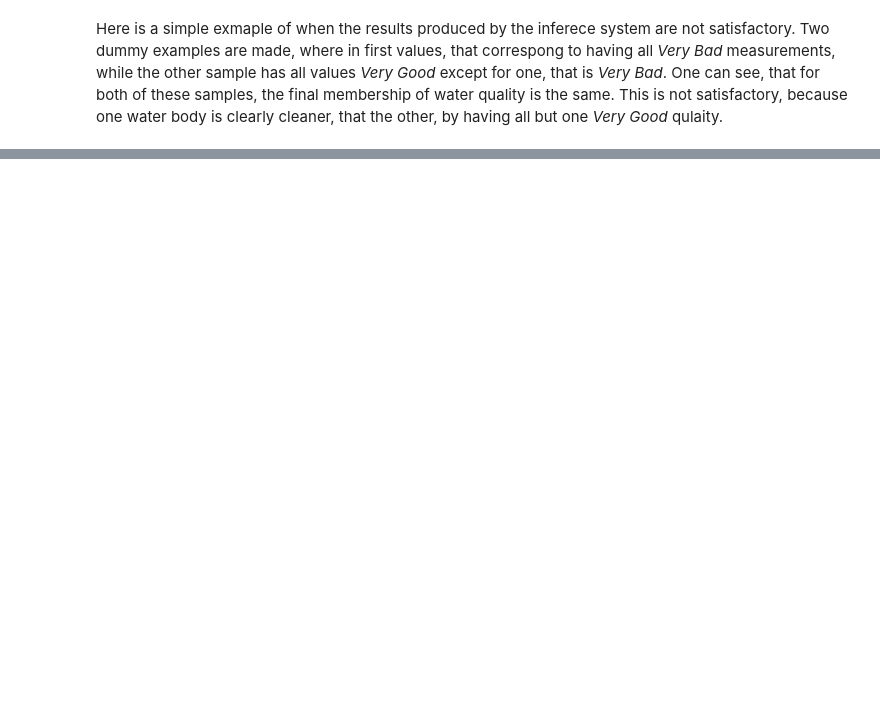
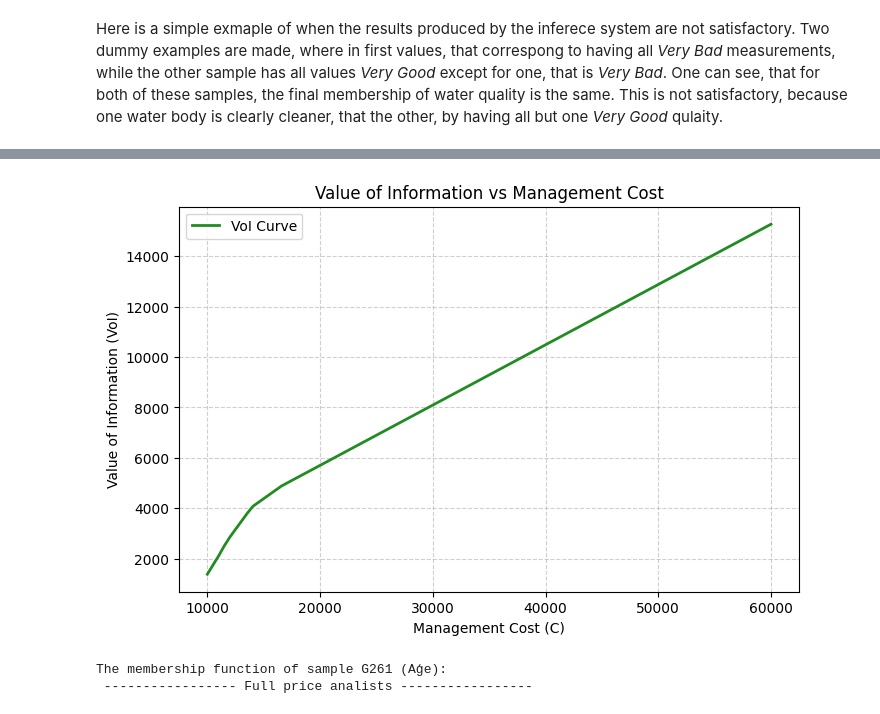
Before and after one commit to maartinjshz/Fuzzy-Rule-Base, a Jupyter notebook: conference_material/Notebooks/Implicative_syst_and_VoI.ipynb, the cells around one changed output, grey strips where cells are left out. Saved outputs shown, nothing was run; the diff lists cells and outputs as text; code cells hidden in the pictures; blank space fills up the shorter version.

```diff
--- a/conference_material/Notebooks/Implicative_syst_and_VoI.ipynb
+++ b/conference_material/Notebooks/Implicative_syst_and_VoI.ipynb
@@ -248,0 +422,18 @@ Grid shape: (4, 3)
+# %%
+# Example of usage the Gosupe data.
+first_r7 = df_water_data[df_water_data['Station_type'] == 'R1'].iloc[0]
+type_1_qualityGrid = filter_qualityGrid_from_data(water_type=1)
+Number_of_grid_points = 100
+sample = first_r7.iloc[-5:].values.astype(float)
+sample[3] = type_1_qualityGrid[3,-1] - sample[3] + type_1_qualityGrid[3,0] # The O_2 levels are being inverted, as they have reversed order.
+antecendant_qualityGrid = filter_qualityGrid_from_data(water_type=1)
+
+results_matrix, ranges, membership_value = perform_infernece_and_evaluation_with_data(sample, antecendant_qualityGrid, step_size=500,
+                                           Number_of_grid_points=Number_of_grid_points,
+                                           sample_name='G327 (Gosupe, grīva)', type_of_tnorm='luk',
+                                           use_the_same_tnorm=False,
+                                           cost_value_config=cost_value_config,
+                                           u_space=np.ogrid[0:1:2j, 0:1:10j, 0:1:10j, 0:1:10j, 0:1:10j],
+                                           payoff_function=payoff_function_realistic)
+
+# plot_payoff_plots(results_matrix, 'VoI analysis', ranges['N'], ranges['C_1'])
@@ -248,0 +471,53 @@ Grid shape: (4, 3)
+# %%
+# 2. Initialize the plot
+plt.figure(figsize=(8, 5))
+
+# 3. Plot costs on X-axis, VoI on Y-axis
+# Note: 'o-' adds markers at data points so you can see where the steps are
+plt.plot(ranges['N'], results_matrix[:, 0, 0, 0, 0, 0], '-', color='forestgreen', linewidth=2, label='VoI Curve')
+
+# 4. Add labels, grid, and title
+plt.xlabel('Management Cost (C)')
+plt.ylabel('Value of Information (VoI)')
+plt.title('Value of Information vs Management Cost')
+plt.grid(True, linestyle='--', alpha=0.6)
+plt.legend()
+
+# 5. Display the window
+plt.show()
+# %% [output]
+[figure, added]
+# %%
+# Example of usage the Gosupe data.
+# first_r7 = df_water_data[df_water_data['Station_type'] == 'R1'].iloc[0]
+type_3_qualityGrid = filter_qualityGrid_from_data(water_type=3)
+Number_of_grid_points = 100
+
+age_data_df= pd.DataFrame(columns=df_water_data.columns[-5:])
+age_data = {
+    'BSP5': 1.67,
+    'N_NH4+': 0.105,
+    'N_total':2.640,
+    'O_2': 11.3,
+    'P_total': 0.081
+}
+# 11.3 1.67 0.105 2.640 0.081
+age_data_df.loc[len(age_data_df)] = age_data
+
+
+column_name_to_update = age_data_df.columns[3]
+constant_sum = type_3_qualityGrid[3, -1] + type_3_qualityGrid[3, 0]
+age_data_df[column_name_to_update] = constant_sum - age_data_df[column_name_to_update]
+
+
+
+results_matrix, ranges, membership_value = perform_infernece_and_evaluation_with_data(age_data_df.iloc[0].values, type_3_qualityGrid, step_size=5000,
+                                           Number_of_grid_points=Number_of_grid_points,
+                                           sample_name='G261 (Aģe)', type_of_tnorm='luk',
+                                           use_the_same_tnorm=False,
+                                           cost_value_config=cost_value_config,
+                                           u_space=np.ogrid[0:1:2j, 0:1:10j, 0:1:10j, 0:1:10j, 0:1:10j],
+                                           payoff_function=payoff_function_realistic)
+# %% [output]
+The membership function of sample G261 (Aģe):
+ ----------------- Full price analists -----------------
```
Also changed, not shown: parts of 18 cells of this notebook.
